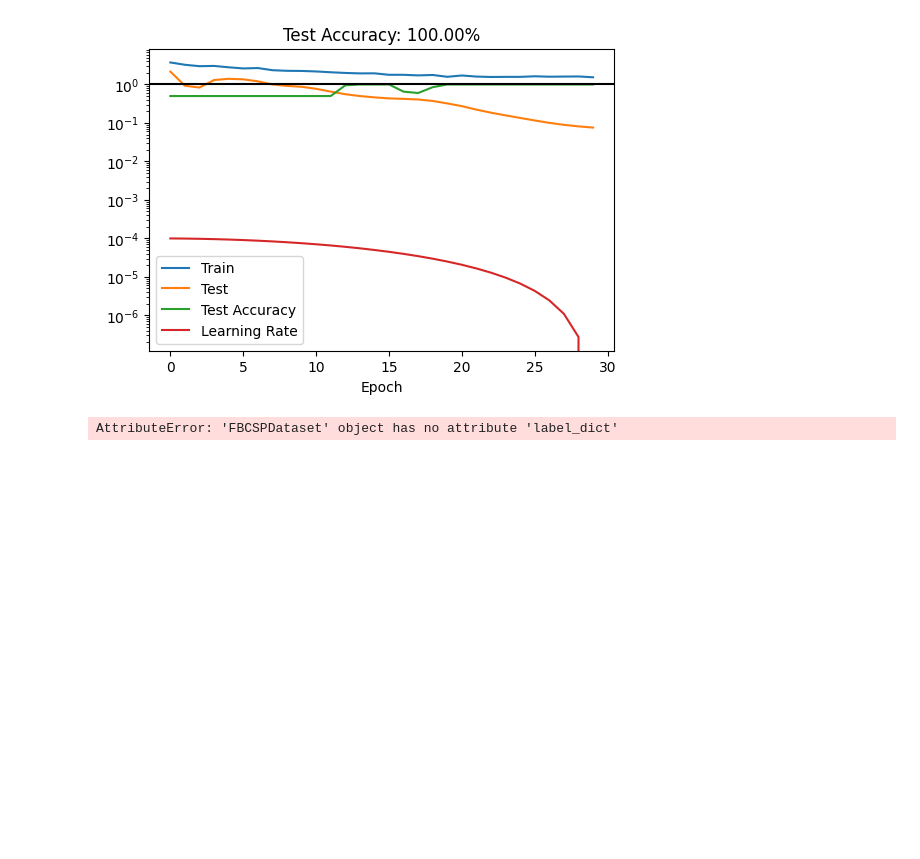
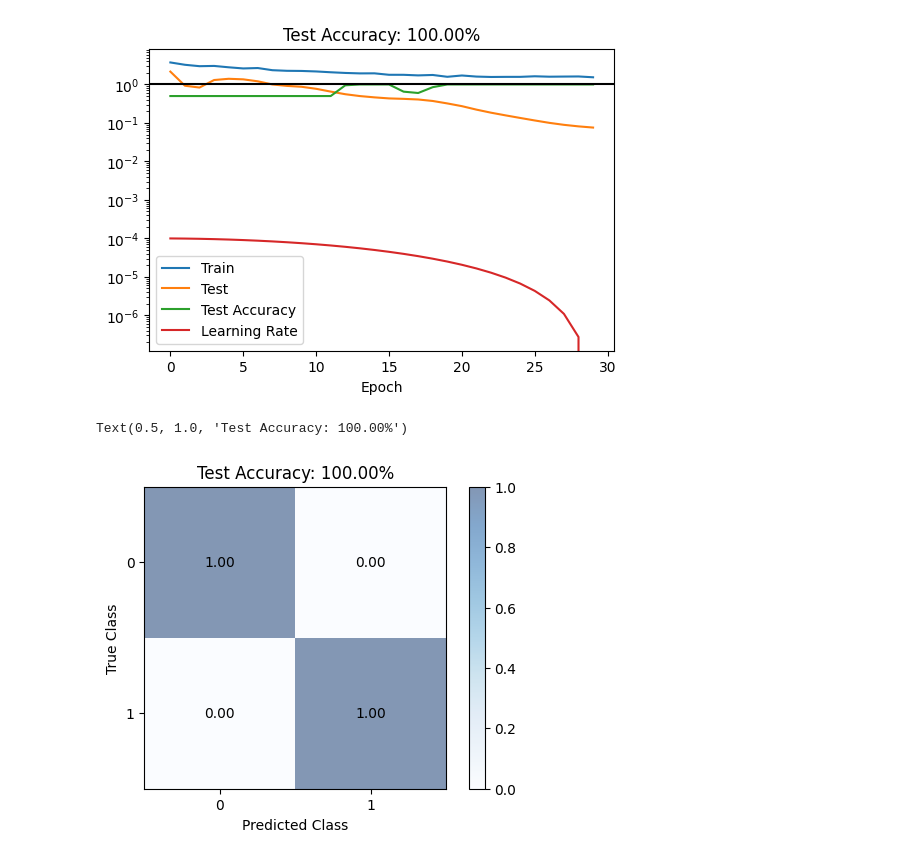
Before and after one commit to nmmodi5/HoloSpaceSSVEP, a Jupyter notebook: examples/fbcsp_dev.ipynb, the cells around one changed output. Drawn from its saved outputs; the diff is of its cells as text; code cells hidden in the pictures; blank space fills up the shorter version.

Commit message:
fixed plotting

```diff
--- a/examples/fbcsp_dev.ipynb
+++ b/examples/fbcsp_dev.ipynb
@@ -173,7 +173,7 @@ Text(0.5, 1.0, 'Test Accuracy: 100.00%')
 net.model.eval()
 
 output = [
-    ( net.model( test_feats.to( net._device ) ).cpu().argmax( axis = 1 ), test_labels )
+    ( net.model( test_feats.to( net._device ) ).mean( axis = 2 ).cpu().argmax( axis = 1 ), test_labels )
     for test_feats, test_labels
     in DataLoader( test_dset, batch_size = batch_size )
 ]
@@ -191,34 +191,35 @@ for true_idx, true_class in enumerate( classes ):
     for pred_idx, pred_class in enumerate( classes ):
         num_preds = ( decode[ class_trials ] == pred_class ).sum().item()
         confusion[ true_idx, pred_idx ] = num_preds / len( class_trials )
 
 
 fig, ax = plt.subplots( dpi = 100 )
 corners = np.arange( len( classes ) + 1 ) - 0.5
 im = ax.pcolormesh(
     corners, corners, confusion, alpha = 0.5,
     cmap = plt.cm.Blues, vmin = 0.0, vmax = 1.0
 )
 
 for row_idx, row in enumerate( confusion ):
     for col_idx, freq in enumerate( row ):
         ax.annotate(
             f'{freq:0.2f}', ( col_idx, row_idx ),
             ha = 'center', va = 'center'
         )
 
 ax.set_aspect( 'equal' )
 ax.set_xticks( classes )
 ax.set_yticks( classes )
 ax.set_xticklabels( class_labels )
 ax.set_yticklabels( class_labels )
 ax.set_ylabel( 'True Class' )
 ax.set_xlabel( 'Predicted Class' )
 ax.invert_yaxis( )
 fig.colorbar( im )
 ax.set_title( acc_str )
 # %% [output]
-AttributeError: 'FBCSPDataset' object has no attribute 'label_dict'
+Text(0.5, 1.0, 'Test Accuracy: 100.00%')
+[figure, added]
 # %%
 checkpoint = {
     'model_definition': model_definition,
```
